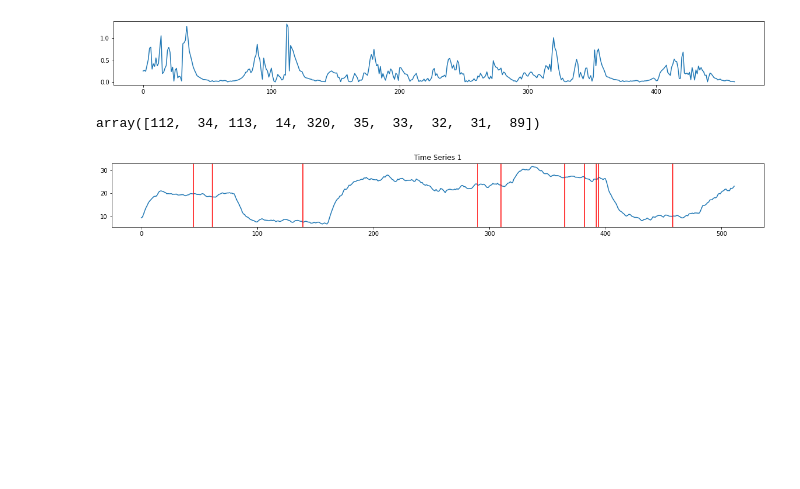
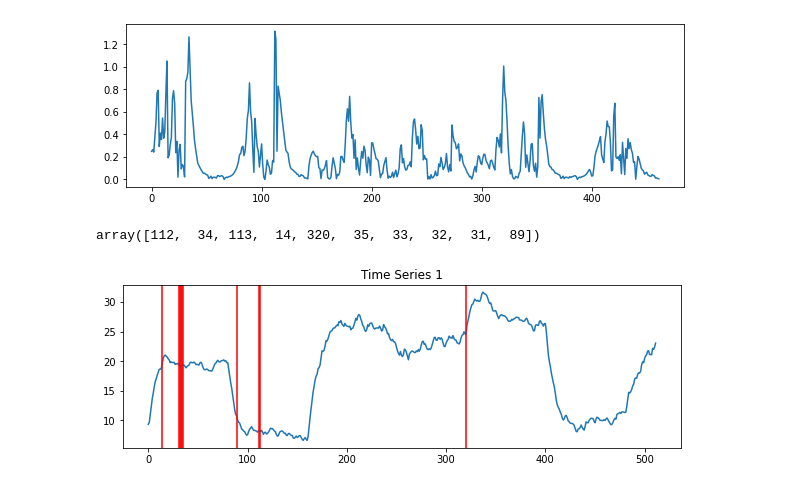
Before and after one commit to dbvis-ukon/ts-mule, a Jupyter notebook: examples/segmentation-matrix-profile.ipynb, the cells around one changed output. Saved outputs shown, nothing was run; the diff lists cells and outputs as text; code cells hidden in the pictures; blank space fills up the shorter version.

```diff
--- a/examples/segmentation-matrix-profile.ipynb
+++ b/examples/segmentation-matrix-profile.ipynb
@@ -7,7 +7,7 @@ import pandas as pd
 import stumpy as sp
 
 import matplotlib.pyplot as plt
-plt.rcParams['figure.figsize'] = [20, 2]
+plt.rcParams['figure.figsize'] = [10, 3]
 
 import os
 import sys
@@ -95,29 +93,35 @@ plt.show()
+# %%
+plt.title('Time Series 1')
+plt.plot(time_series_sample)
+
+for j in partitions_idx_sorted:
+    plt.axvline(x=j, color='red')
+
+plt.show()
 # %%
 k = 10
 
 slopes2 = np.abs(np.array([(mp_[i] - mp_[i + 1]) / (i - (i + 1))  for i in range(len(mp_) - 1)]))
 
 slopes2_sorted = np.argsort(slopes2)[::-1][:k]
+slopes2_sorted = np.argsort(slopes2)[::-1][:k]
 
 partitions_idx_sorted = sorted([mp_idx_sorted[part] for part in slopes2_sorted])
 # %%
 plt.plot(slopes2)
-
-
-
 plt.show()
 
 slopes2_sorted
 # %% [output]
-[figure, old version]
+[figure, new version]
 array([112,  34, 113,  14, 320,  35,  33,  32,  31,  89])
 # %%
 plt.title('Time Series 1')
 plt.plot(time_series_sample)
 
-for j in partitions_idx_sorted:
+for j in sorted(slopes2_sorted):
     plt.axvline(x=j, color='red')
 
 plt.show()
 # %% [output]
-[figure, old version]
+[figure, new version]
```
Also changed, not shown: parts of 4 cells of this notebook, 17 other files.
